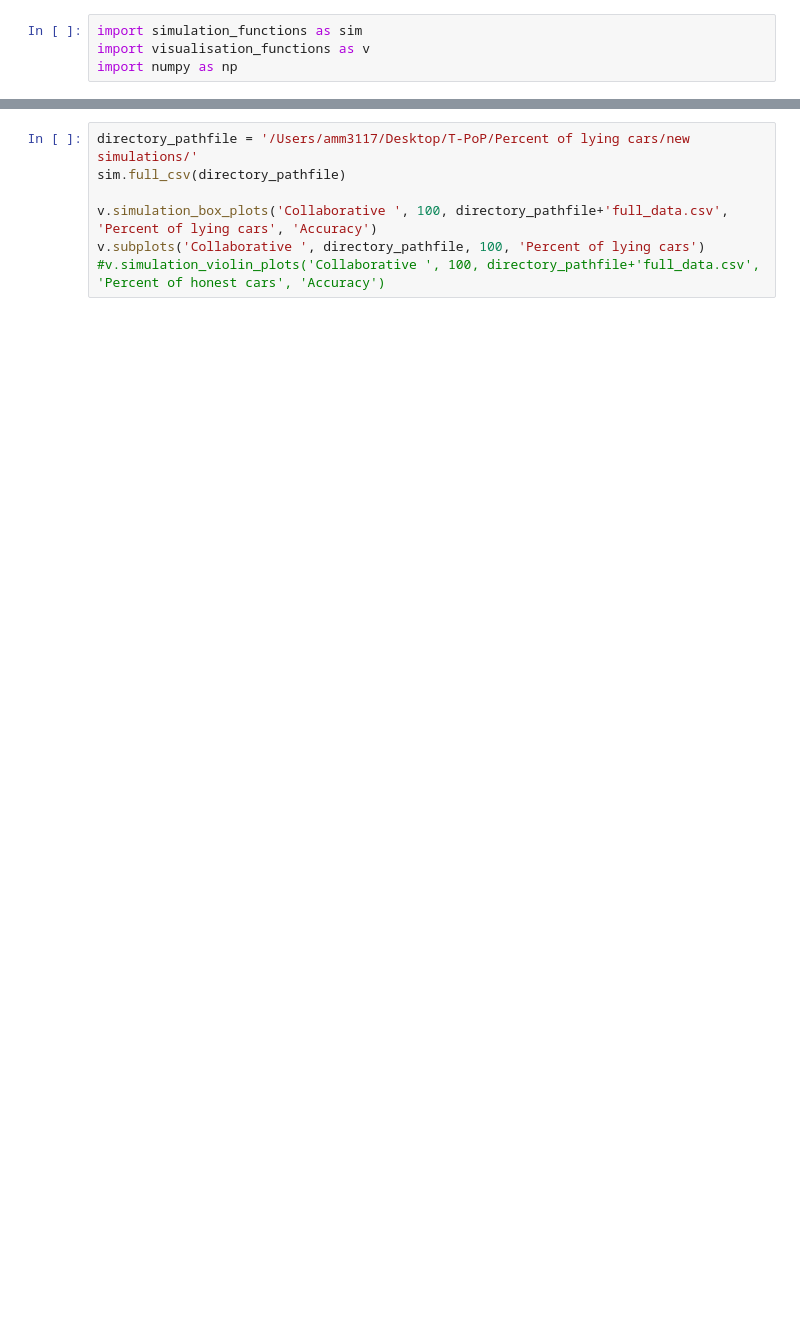
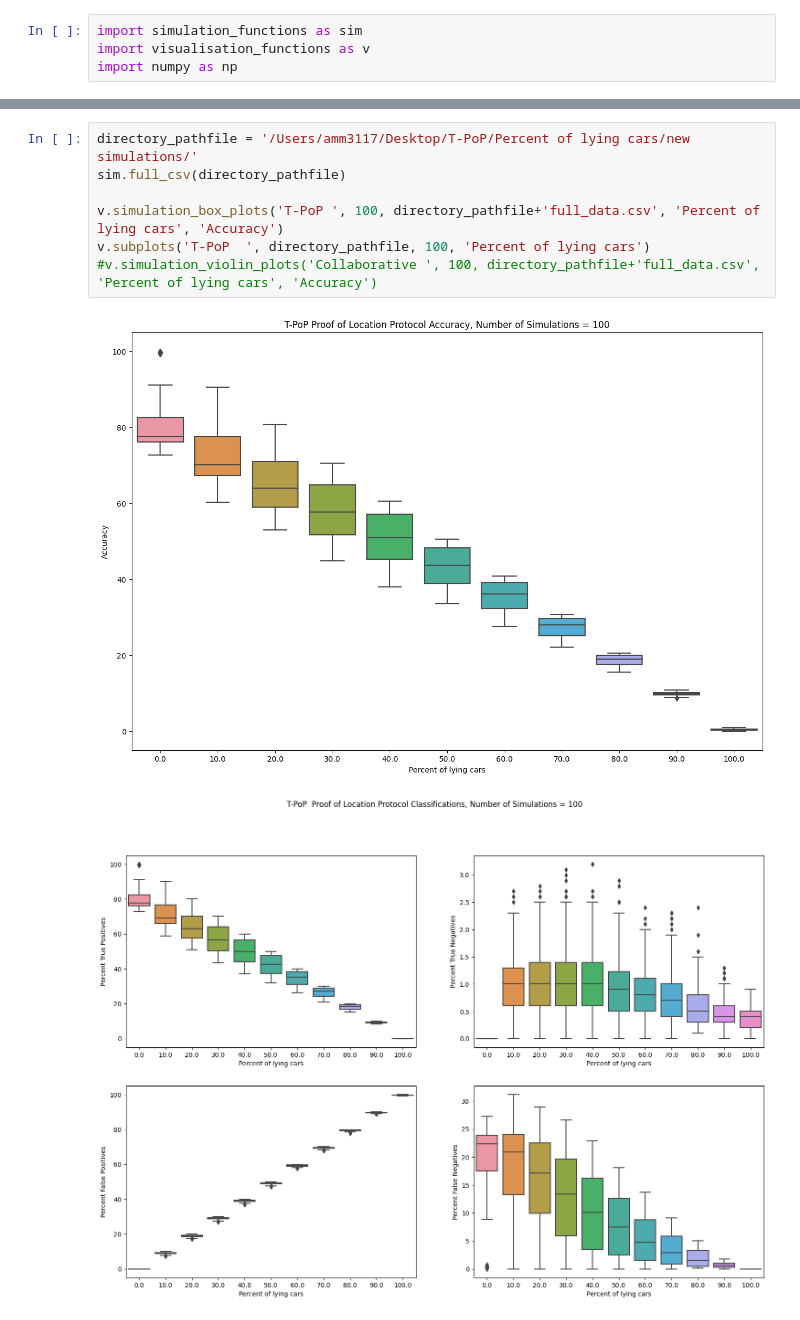
Before and after one commit to aidamanzano/T-PoP, a Jupyter notebook: new_simulations.ipynb, the cells around one changed output, grey strips where cells are left out. Drawn from its saved outputs; the diff is of its cells as text; blank space fills up the shorter version.

Commit message:
pretty plots :')

```diff
--- a/new_simulations.ipynb
+++ b/new_simulations.ipynb
@@ -5,7 +387,10 @@ import numpy as np
 # %%
 directory_pathfile = '/Users/amm3117/Desktop/T-PoP/Percent of lying cars/new simulations/'
 sim.full_csv(directory_pathfile)
 
-v.simulation_box_plots('Collaborative ', 100, directory_pathfile+'full_data.csv', 'Percent of lying cars', 'Accuracy')
-v.subplots('Collaborative ', directory_pathfile, 100, 'Percent of lying cars')
-#v.simulation_violin_plots('Collaborative ', 100, directory_pathfile+'full_data.csv', 'Percent of honest cars', 'Accuracy')
+v.simulation_box_plots('T-PoP ', 100, directory_pathfile+'full_data.csv', 'Percent of lying cars', 'Accuracy')
+v.subplots('T-PoP  ', directory_pathfile, 100, 'Percent of lying cars')
+#v.simulation_violin_plots('Collaborative ', 100, directory_pathfile+'full_data.csv', 'Percent of lying cars', 'Accuracy')
+# %% [output]
+[figure, added]
+[figure, added]
```
Also changed, not shown: parts of 25 cells of this notebook.
